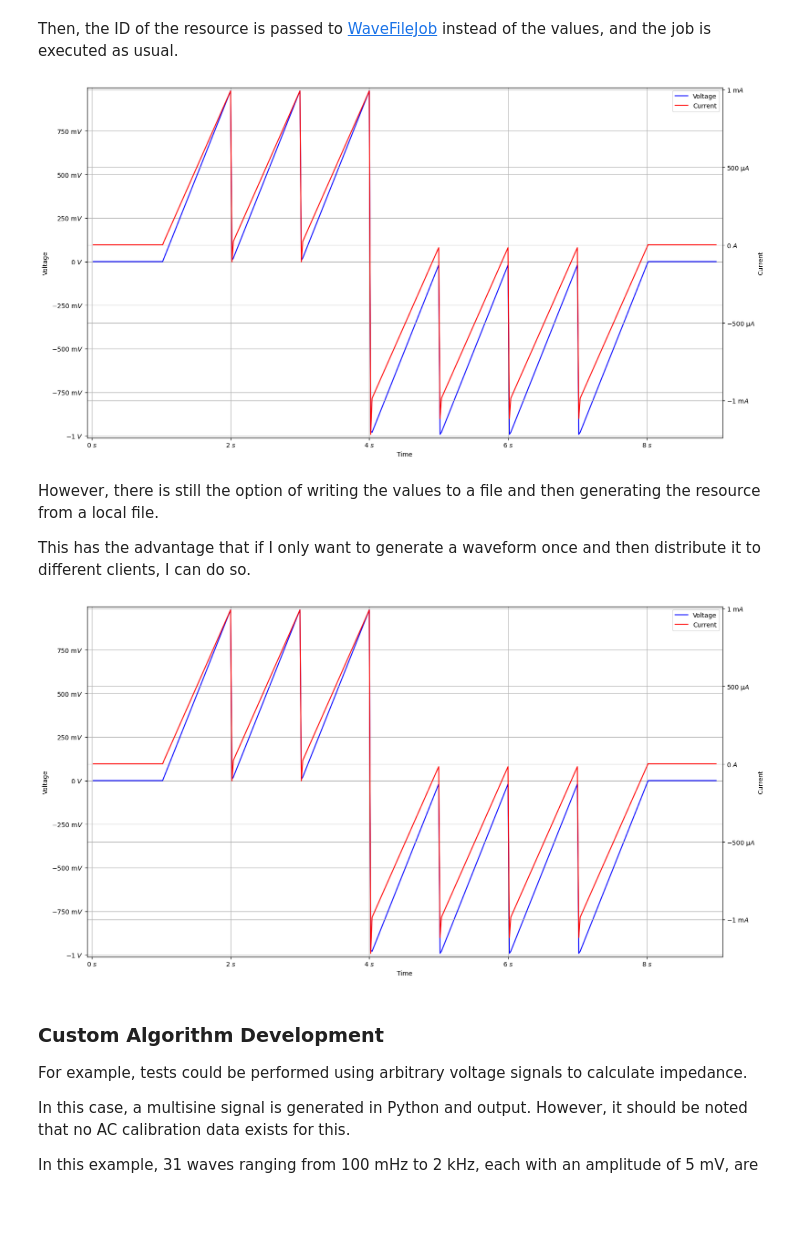
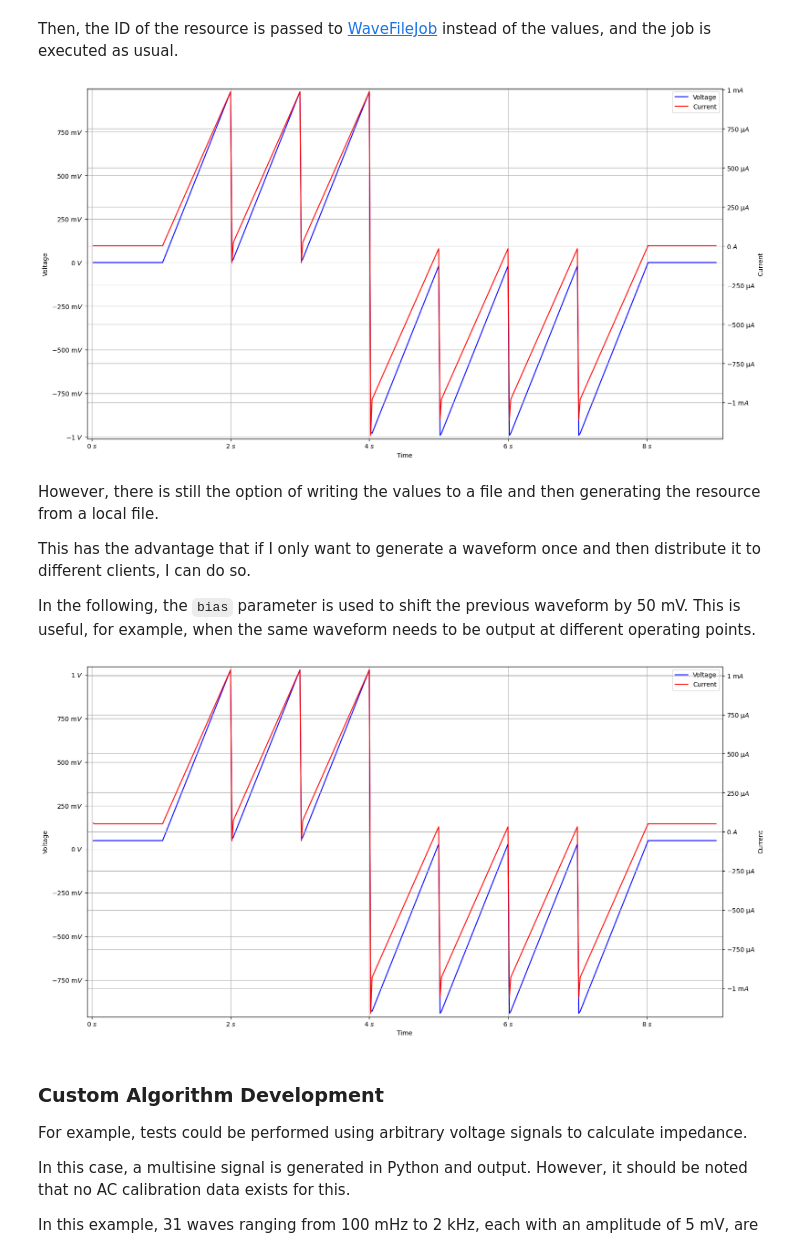
Before and after one commit to Zahner-elektrik/zahner_link, a Jupyter notebook: python/ArbitrarySignal/ArbitrarySignal.ipynb, the cells around one changed output. Saved outputs shown, nothing was run; the diff lists cells and outputs as text; code cells hidden in the pictures; blank space fills up the shorter version.

```diff
--- a/python/ArbitrarySignal/ArbitrarySignal.ipynb
+++ b/python/ArbitrarySignal/ArbitrarySignal.ipynb
@@ -188,37 +195,41 @@ wave_job_triangular = zl.meas.WaveFileJob(
     repetitions=1,
     current_range=0.001,
     resource_id=ressource_array.get_id(),
+    bias=0.0,
 )
 
 link.do_job(wave_job_triangular)
 plot_dataset_tiu(link.get_job_result_data(wave_job_triangular))
 # %% [output]
-[figure, old version]
+[figure, new version]
 # %% [markdown]
 However, there is still the option of writing the values to a file and then generating the resource from a local file.
 
 This has the advantage that if I only want to generate a waveform once and then distribute it to different clients, I can do so.
+
+In the following, the `bias` parameter is used to shift the previous waveform by 50 mV. This is useful, for example, when the same waveform needs to be output at different operating points.
 # %%
 filename = "wave_values.bin"
 with open(filename, "wb") as f:
     f.write(binary_values)
 
 ressource_file = link.create_resource_from_file(zl.ResourceTypeEnum.WAVE, filename, "wave_from_file")
 if not ressource_file.is_valid():
     print("Failed to create resource from file")
 
 wave_job_triangular_file = zl.meas.WaveFileJob(
     output_data_rate=rate,
     value_rate=rate,
     repetitions=1,
     current_range=0.001,
     resource_id=ressource_file.get_id(),
+    bias=0.05,
 )
 
 link.do_job(wave_job_triangular_file)
 plot_dataset_tiu(link.get_job_result_data(wave_job_triangular_file))
 # %% [output]
-[figure, old version]
+[figure, new version]
 # %% [markdown]
 ### Custom Algorithm Development
 
```
Also changed, not shown: parts of 7 cells of this notebook, 31 other files.
